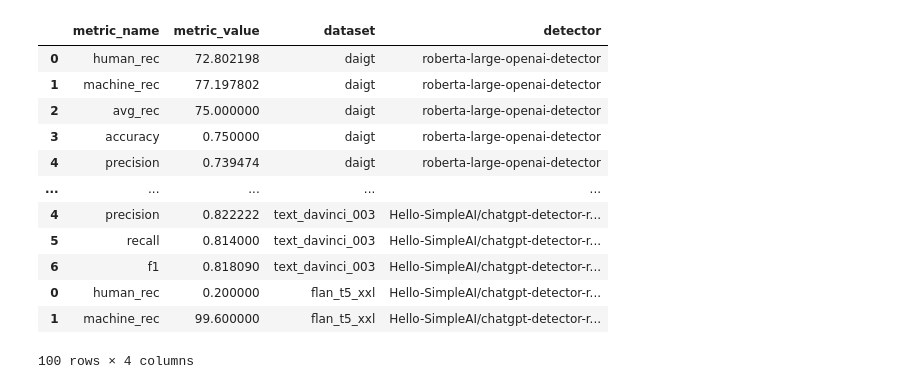
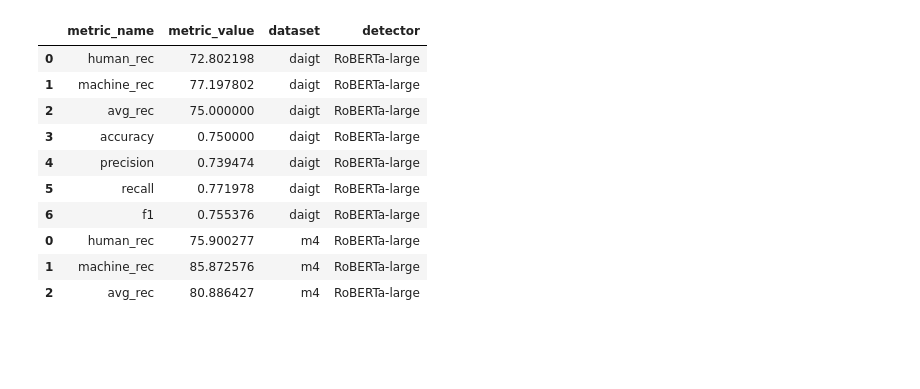
Before and after one commit to juliablbr/outfox, a Jupyter notebook: results.ipynb, the cells around one changed output. Cells and saved outputs as stored; diff of their text form; code cells hidden in the pictures; blank space fills up the shorter version.

```diff
--- a/results.ipynb
+++ b/results.ipynb
@@ -11,29 +11,33 @@ outfox_folder = results_folder / "outfox_detection" / "google" / "gemma-3-4b-it"
+# %%
+detector_name_map = {
+    "Hello-SimpleAI/chatgpt-detector-roberta": "HC3 (roberta)",
+    "roberta-large-openai-detector": "RoBERTa-large",
+    "roberta-base-openai-detector": "RoBERTa-base",
+}
 # %%
 baseline_result_files = baseline_folder.glob("**/*.csv")
 baseline_results_df = None
 
 for file in baseline_result_files:
     df = pd.read_csv(file)
     df["dataset"] = file.stem.replace("_metrics","")
-    df["detector"] = str(file.relative_to(baseline_folder).parent)
+    df["detector"] = detector_name_map[str(file.relative_to(baseline_folder).parent)]
 
     if baseline_results_df is None:
         baseline_results_df = df
     else:
         baseline_results_df = pd.concat((baseline_results_df, df))
 
-baseline_results_df.head(100)
+baseline_results_df.head(10)
 # %% [output]
 |  | metric_name | metric_value | dataset | detector |
-| 0 | human_rec | 72.802198 | daigt | roberta-large-openai-detector |
-| 1 | machine_rec | 77.197802 | daigt | roberta-large-openai-detector |
-| 2 | avg_rec | 75.000000 | daigt | roberta-large-openai-detector |
-| 3 | accuracy | 0.750000 | daigt | roberta-large-openai-detector |
-| 4 | precision | 0.739474 | daigt | roberta-large-openai-detector |
-| ... | ... | ... | ... | ... |
-| 4 | precision | 0.822222 | text_davinci_003 | Hello-SimpleAI/chatgpt-detector-r... |
-| 5 | recall | 0.814000 | text_davinci_003 | Hello-SimpleAI/chatgpt-detector-r... |
-| 6 | f1 | 0.818090 | text_davinci_003 | Hello-SimpleAI/chatgpt-detector-r... |
-| 0 | human_rec | 0.200000 | flan_t5_xxl | Hello-SimpleAI/chatgpt-detector-r... |
-| 1 | machine_rec | 99.600000 | flan_t5_xxl | Hello-SimpleAI/chatgpt-detector-r... |
+| 0 | human_rec | 72.802198 | daigt | RoBERTa-large |
+| 1 | machine_rec | 77.197802 | daigt | RoBERTa-large |
+| 2 | avg_rec | 75.000000 | daigt | RoBERTa-large |
+| 3 | accuracy | 0.750000 | daigt | RoBERTa-large |
+| 4 | precision | 0.739474 | daigt | RoBERTa-large |
+| 5 | recall | 0.771978 | daigt | RoBERTa-large |
+| 6 | f1 | 0.755376 | daigt | RoBERTa-large |
+| 0 | human_rec | 75.900277 | m4 | RoBERTa-large |
+| 1 | machine_rec | 85.872576 | m4 | RoBERTa-large |
+| 2 | avg_rec | 80.886427 | m4 | RoBERTa-large |
-100 rows × 4 columns
```
Also changed, not shown: parts of 5 cells of this notebook.
